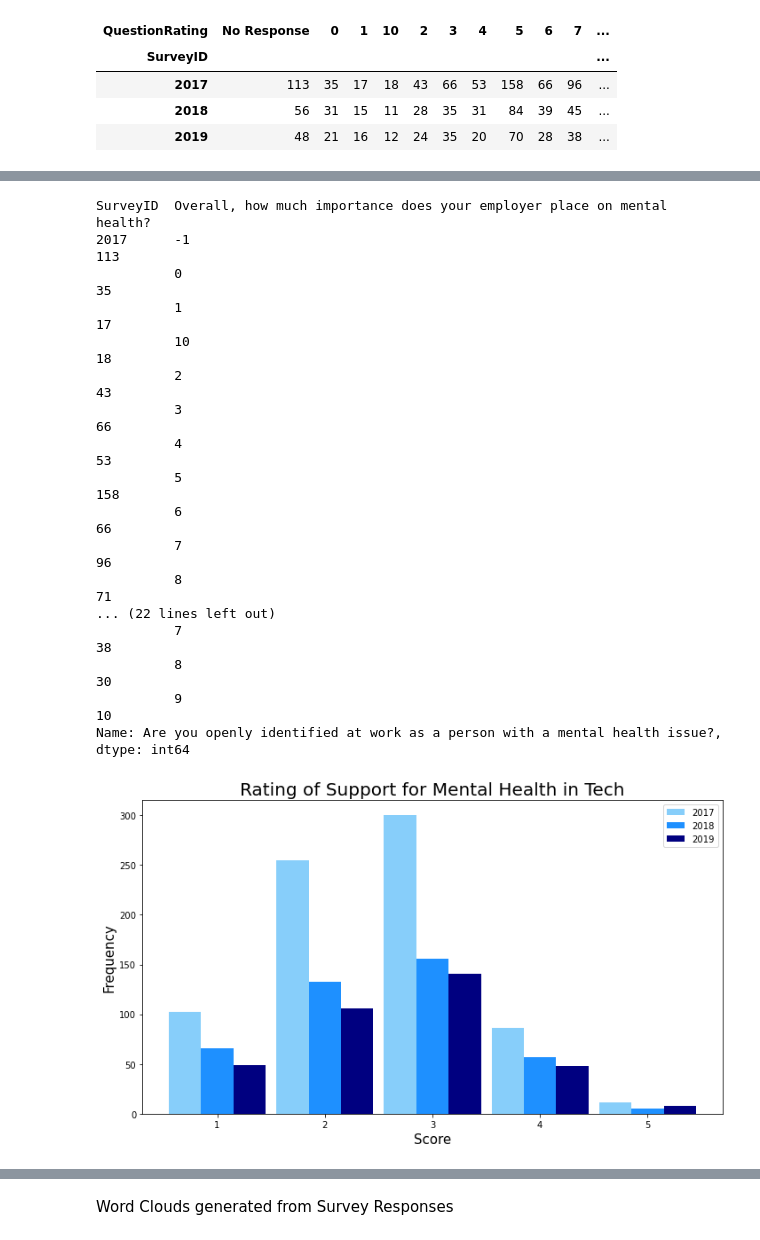
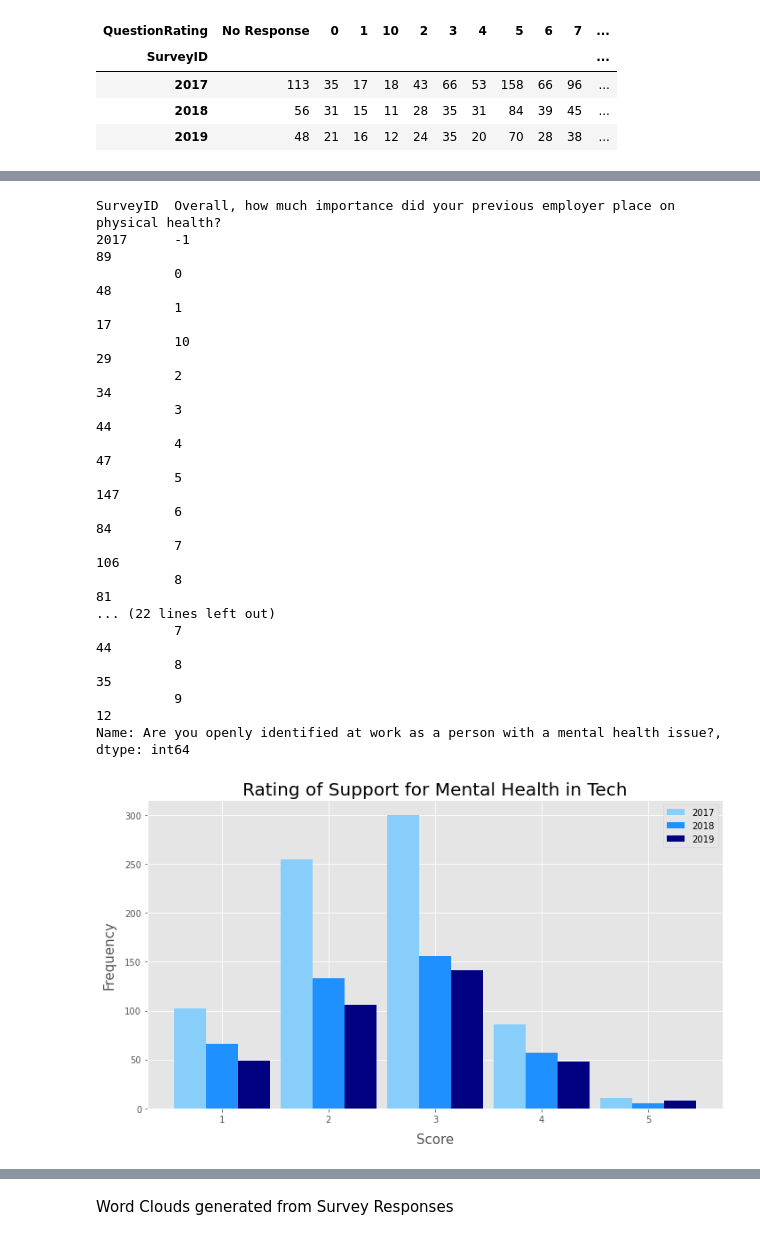
Before and after one commit to laurmarshall/Burnout-In-Tech, a Jupyter notebook: eda.ipynb, the cells around one changed output, grey strips where cells are left out. Drawn from its saved outputs; the diff is of its cells as text; code cells hidden in the pictures.

```diff
--- a/eda.ipynb
+++ b/eda.ipynb
@@ -10,6 +10,8 @@ After working as a teacher for 8 years, I saw many colleagues struggle with burn
 import numpy as np
 import pandas as pd
 import matplotlib.pyplot as plt
+plt.style.use('ggplot')
+
 import sqlite3
 from wordcloud import WordCloud, STOPWORDS, ImageColorGenerator
 import nltk
@@ -375,50 +438,50 @@ Name: Are you openly identified at work as a person with a mental health issue?,
 overall_prev_physical=pivoted_df\
 .groupby(['SurveyID','Overall, how much importance did your previous employer place on physical health?'])\
 .count().iloc[:,1]
-overall_by_year
+overall_prev_physical
 # %% [output]
-SurveyID  Overall, how much importance does your employer place on mental health?
-2017      -1                                                                         113
-          0                                                                           35
-          1                                                                           17
-          10                                                                          18
-          2                                                                           43
-          3                                                                           66
-          4                                                                           53
-          5                                                                          158
-          6                                                                           66
-          7                                                                           96
-          8                                                                           71
+SurveyID  Overall, how much importance did your previous employer place on physical health?
+2017      -1                                                                                    89
+          0                                                                                     48
+          1                                                                                     17
+          10                                                                                    29
+          2                                                                                     34
+          3                                                                                     44
+          4                                                                                     47
+          5                                                                                    147
+          6                                                                                     84
+          7                                                                                    106
+          8                                                                                     81
 ... (22 lines left out)
-          7                                                                           38
-          8                                                                           30
-          9                                                                           10
+          7                                                                                     44
+          8                                                                                     35
+          9                                                                                     12
 Name: Are you openly identified at work as a person with a mental health issue?, dtype: int64
 # %%
 
 labels = [1,2,3,4,5]
 y2017 = [102,255,300,86,11]
 y2018 = [66,133,156,57,5]
 y2019 = [49,106,141,48,8]
 
 x = np.arange(len(labels))
 width = 0.3
 
 fig, ax = plt.subplots(figsize=(10,6))
 ax.bar(x-0.3, y2017, width, color='lightskyblue', align='center', label = '2017')
 ax.bar(x, y2018, width, color='dodgerblue', align='center', label = '2018')
 ax.bar(x+0.3, y2019, width, color='navy', align='center', label = '2019')
 ax.set_title('Rating of Support for Mental Health in Tech', fontsize=20)
-ax.set_xlabel('Score', fontsize=15)
-ax.set_ylabel('Frequency', fontsize=15)
+ax.set_xlabel('Score', fontsize=15, labelpad = 10)
+ax.set_ylabel('Frequency', fontsize=15, labelpad = 10)
 plt.xticks(x, labels)
 ax.legend()
 
 fig.tight_layout()
 
 plt.show()
 # %% [output]
-[figure, old version]
+[figure, new version]
 # %%
 pivoted_df.head()
 # %% [output]
```
Also changed, not shown: parts of 30 cells of this notebook.
